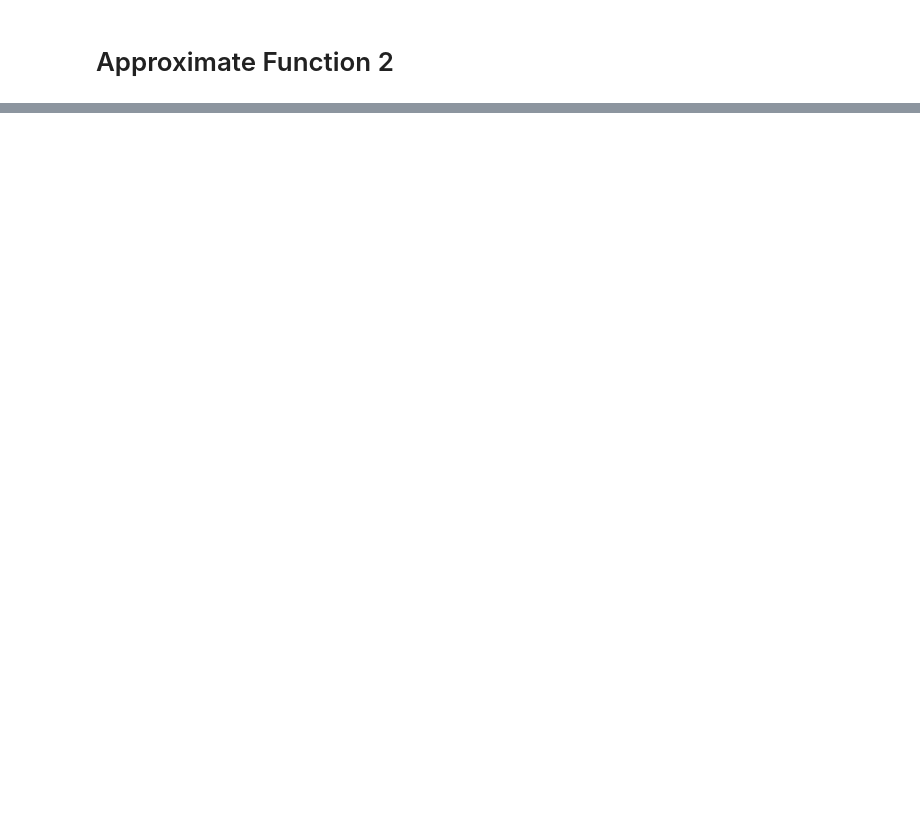
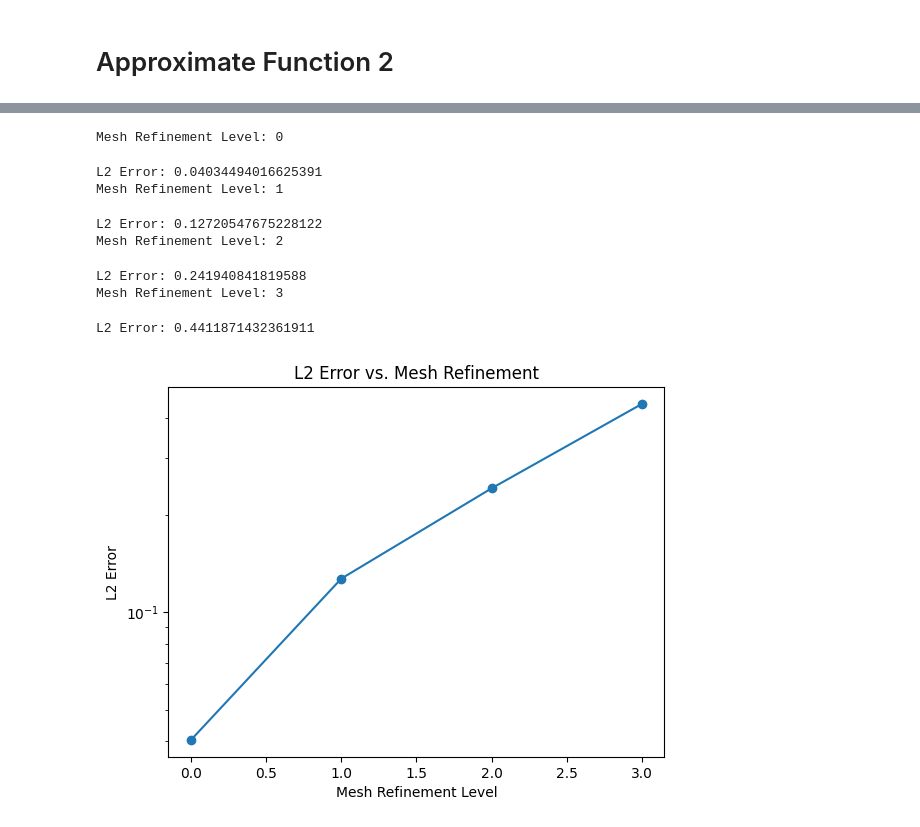
Before and after one commit to MayankC-tamu/MeshFiniteElements, a Jupyter notebook: FEM_Error_NonPlanar.ipynb, the cells around one changed output, grey strips where cells are left out. Cells and saved outputs as stored; diff of their text form; code cells hidden in the pictures; blank space fills up the shorter version.

```diff
--- a/FEM_Error_NonPlanar.ipynb
+++ b/FEM_Error_NonPlanar.ipynb
@@ -127,6 +134,7 @@ $$E=|u-v|_{L^2(\Gamma)} \quad v \text{ is FEM Solution}$$
 # %%
 def u(x,y):
-  return (x**2-1)*(y**2-1)
+  #return (x**2-1)*(y**2-1)
+   return np.sin(np.pi*x)*np.sin(np.pi*y)
 
 division = [1, 0.5, 0.25, 0.125, 0.0625, 0.03125, 0.015625]
 
@@ -135,7 +143,7 @@ E=[]
 for i in range(7):
     print("Mesh Refinement Level:", i)
     E_local = []
-    V = FEM_V('./solutions/parab-quad/'+str(i)+'.csv', division[i])
+    V = FEM_V('./solutions/sin-sin-O1/'+str(i)+'.csv', division[i])
     with tqdm.tqdm(total=160801, desc=f"Computing L2 Error for Level {i}") as pbar:
         for x in np.arange(-1, 1.005, 0.005):
             for y in np.arange(-1, 1.005, 0.005):
@@ -147,7 +155,7 @@ for i in range(7):
     print("L2 Error:", np.sqrt(np.mean(E_local)))
     E.append(np.sqrt(np.mean(E_local)))
 
-file = open('./solutions/parab-quad/errors.csv','w')
+file = open('./solutions/sin-sin-O1/errors.csv','w')
 file.write('Mesh Refinement Level,L2 Error\n')
 for i in range(7):
     file.write(f'{i},{E[i]}\n')
@@ -160,5 +168,5 @@ plt.xlabel('Mesh Refinement Level')
 plt.ylabel('L2 Error')
 plt.xscale('linear')
 plt.yscale('log')
-plt.savefig('./solutions/parab-quad/error_plot.png')
+plt.savefig('./solutions/sin-sin-O1/error_plot.png')
 plt.show()
@@ -405,0 +577,56 @@ L2 Error: 0.04639360984379663
+# %%
+def u(x,y):
+  return (x**2-1)*(y**2-1)
+  #return np.sin(np.pi*x)*np.sin(np.pi*y)
+
+nx_initial = 3
+num_subdivisions = [0, 1, 2, 3, 4]  # Corresponding to mesh refinement levels 0 to 4
+
+division = 2.0 / (nx_initial * 2**np.array(num_subdivisions))
+
+E=[]
+
+for i in range(4):
+    print("Mesh Refinement Level:", i)
+    err = 0
+    mass = 0
+    V = FEM_Q3(f'./solutions/parab-quad-O3/{i}.csv', division[i])
+    with tqdm.tqdm(total=160801, desc=f"Computing L2 Error for Level {i}") as pbar:
+        for x in np.arange(-1, 1.005, 0.005):
+            for y in np.arange(-1, 1.005, 0.005):
+                u_value = V((x, y))
+                U_exact = u(x, y)
+                w = np.sqrt(1 + 4*x**2 + 4*y**2)  # Weight for non-planar surface
+                #w = np.sqrt(1 + 16*(x**2 + y**2)*np.cos(2*np.pi*(x**2+y**2))**2)  # Weight for non-planar surface
+                err += (u_value - U_exact)**2
+                mass += w
+                #print(f"Point: ({x}, {y}), FEM Value: {u_value}, Exact Value: {U_exact}, Squared Error: {(u_value - U_exact)**2}")
+                pbar.update(1)
+    print("L2 Error:", np.sqrt(err / mass))
+    E.append(np.sqrt(err / mass))
+
+file = open('./solutions/parab-quad-O3/errors.csv','w')
+file.write('Mesh Refinement Level,L2 Error\n')
+for i in range(4):
+    file.write(f'{i},{E[i]}\n')
+file.close()
+
+plt.figure()
+plt.plot(range(4), E, marker='o')
+plt.title('L2 Error vs. Mesh Refinement')
+plt.xlabel('Mesh Refinement Level')
+plt.ylabel('L2 Error')
+plt.xscale('linear')
+plt.yscale('log')
+plt.savefig('./solutions/parab-quad-O3/error_plot.png')
+plt.show()
+# %% [output]
+Mesh Refinement Level: 0
+L2 Error: 0.04034494016625391
+Mesh Refinement Level: 1
+L2 Error: 0.12720547675228122
+Mesh Refinement Level: 2
+L2 Error: 0.241940841819588
+Mesh Refinement Level: 3
+L2 Error: 0.4411871432361911
+[figure, added]
```
Also changed, not shown: parts of 9 cells of this notebook, 12 other files.
